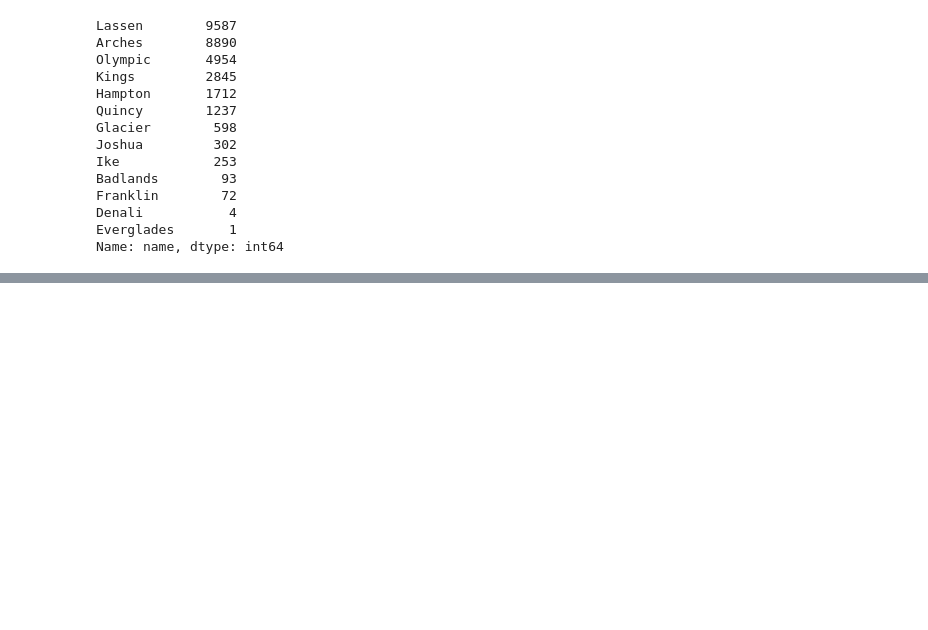
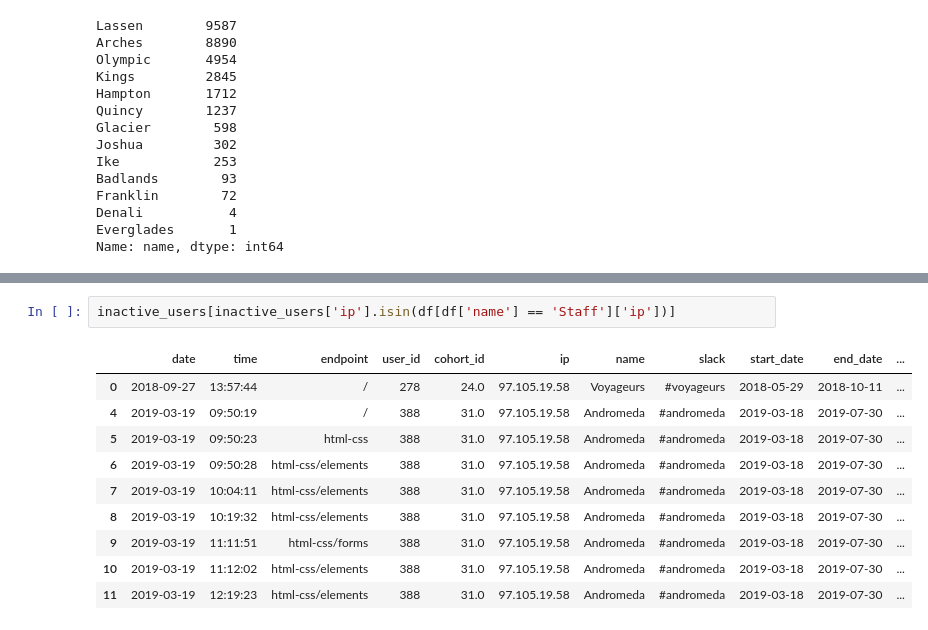
Before and after one commit to Adam-Krull/codeup-logs-anomaly-detection, a Jupyter notebook: anomaly-detection-project.ipynb, the cells around one changed output, grey strips where cells are left out. Drawn from its saved outputs; the diff is of its cells as text; blank space fills up the shorter version.

```diff
--- a/anomaly-detection-project.ipynb
+++ b/anomaly-detection-project.ipynb
@@ -495,0 +802,13 @@ cohort_comparer(df_ds)
+# %%
+inactive_users[inactive_users['ip'].isin(df[df['name'] == 'Staff']['ip'])]
+# %% [output]
+|  | date | time | endpoint | user_id | cohort_id | ip | name | slack | start_date | end_date | ... |
+| 0 | 2018-09-27 | 13:57:44 | / | 278 | 24.0 | 97.105.19.58 | Voyageurs | #voyageurs | 2018-05-29 | 2018-10-11 | ... |
+| 4 | 2019-03-19 | 09:50:19 | / | 388 | 31.0 | 97.105.19.58 | Andromeda | #andromeda | 2019-03-18 | 2019-07-30 | ... |
+| 5 | 2019-03-19 | 09:50:23 | html-css | 388 | 31.0 | 97.105.19.58 | Andromeda | #andromeda | 2019-03-18 | 2019-07-30 | ... |
+| 6 | 2019-03-19 | 09:50:28 | html-css/elements | 388 | 31.0 | 97.105.19.58 | Andromeda | #andromeda | 2019-03-18 | 2019-07-30 | ... |
+| 7 | 2019-03-19 | 10:04:11 | html-css/elements | 388 | 31.0 | 97.105.19.58 | Andromeda | #andromeda | 2019-03-18 | 2019-07-30 | ... |
+| 8 | 2019-03-19 | 10:19:32 | html-css/elements | 388 | 31.0 | 97.105.19.58 | Andromeda | #andromeda | 2019-03-18 | 2019-07-30 | ... |
+| 9 | 2019-03-19 | 11:11:51 | html-css/forms | 388 | 31.0 | 97.105.19.58 | Andromeda | #andromeda | 2019-03-18 | 2019-07-30 | ... |
+| 10 | 2019-03-19 | 11:12:02 | html-css/elements | 388 | 31.0 | 97.105.19.58 | Andromeda | #andromeda | 2019-03-18 | 2019-07-30 | ... |
+| 11 | 2019-03-19 | 12:19:23 | html-css/elements | 388 | 31.0 | 97.105.19.58 | Andromeda | #andromeda | 2019-03-18 | 2019-07-30 | ... |
```
Also changed, not shown: parts of 49 cells of this notebook.
